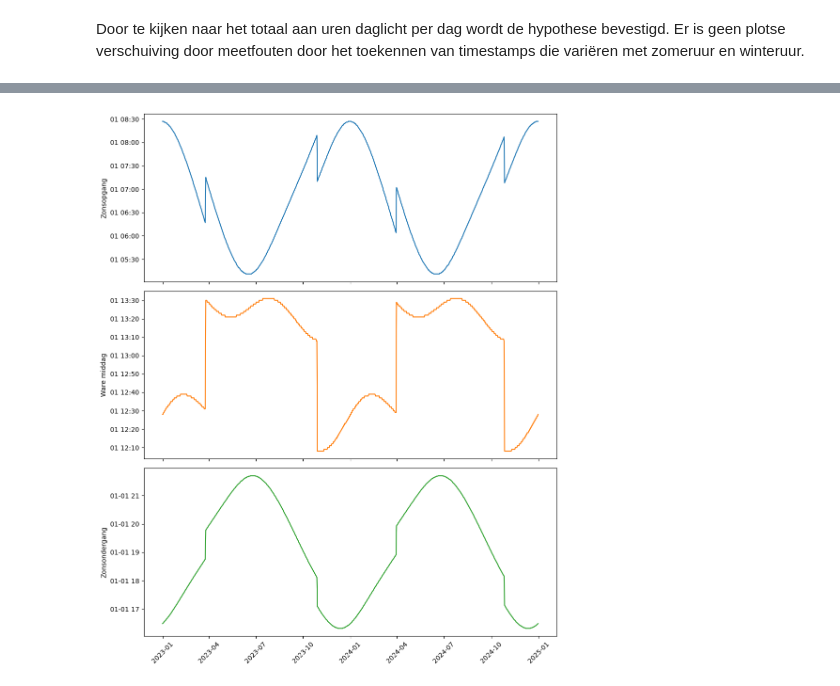
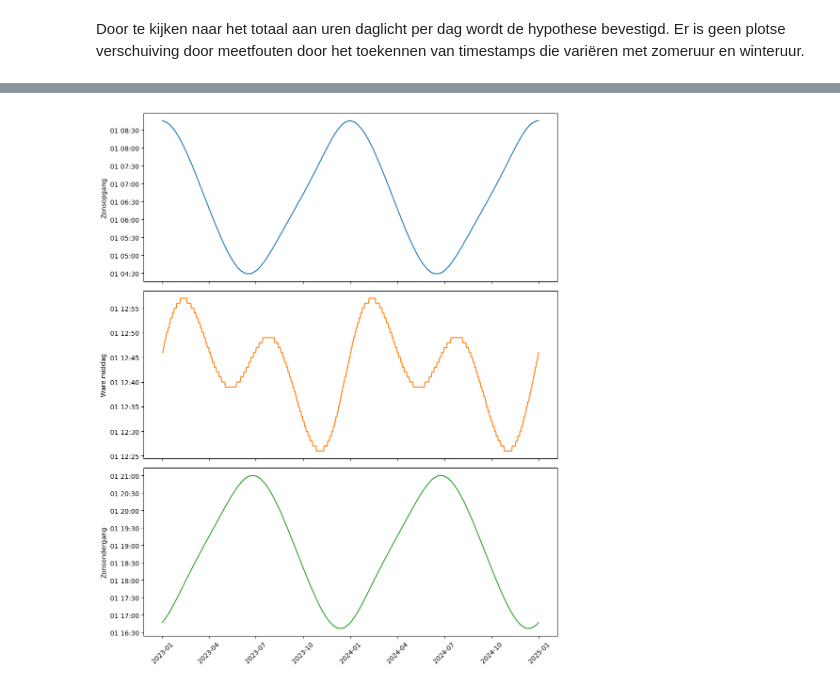
Before and after one commit to Robin-12/Project-Solar, a Jupyter notebook: Project_Solar.ipynb, the cells around one changed output, grey strips where cells are left out. Saved outputs shown, nothing was run; the diff lists cells and outputs as text; code cells hidden in the pictures.

```diff
--- a/Project_Solar.ipynb
+++ b/Project_Solar.ipynb
@@ -579,0 +665,5 @@ Door te kijken naar het totaal aan uren daglicht per dag wordt de hypothese beve
+# %%
+# if date is > 2023-03-25 and < 2023-10-28 then reduce the time by 1 hour for Opkomst, Op ware middag and Ondergang
+sunset['Opkomst_datum'] = sunset['datum'] + pd.to_timedelta(sunset['Opkomst'].astype(str))
+sunset['Op ware middag_datum'] = sunset['datum'] + pd.to_timedelta(sunset['Op ware middag'].astype(str))
+sunset['Ondergang_datum'] = sunset['datum'] + pd.to_timedelta(sunset['Ondergang'].astype(str))
@@ -579,0 +688,4 @@ Door te kijken naar het totaal aan uren daglicht per dag wordt de hypothese beve
+# %%
+sunset['Opkomst_datum'] = np.where((sunset['datum'] > '2023-03-25') & (sunset['datum'] < '2023-10-29'), sunset['Opkomst_datum'] - pd.Timedelta(hours=1), sunset['Opkomst_datum'])
+sunset['Op ware middag_datum'] = np.where((sunset['datum'] > '2023-03-25') & (sunset['datum'] < '2023-10-29'), sunset['Op ware middag_datum'] - pd.Timedelta(hours=1), sunset['Op ware middag_datum'])
+sunset['Ondergang_datum'] = np.where((sunset['datum'] > '2023-03-25') & (sunset['datum'] < '2023-10-29'), sunset['Ondergang_datum'] - pd.Timedelta(hours=1), sunset['Ondergang_datum'])
@@ -579,0 +694,9 @@ Door te kijken naar het totaal aan uren daglicht per dag wordt de hypothese beve
+# %%
+sunset['Opkomst_datum'] = np.where((sunset['datum'] > '2024-03-30') & (sunset['datum'] < '2024-10-27'), sunset['Opkomst_datum'] - pd.Timedelta(hours=1), sunset['Opkomst_datum'])
+sunset['Op ware middag_datum'] = np.where((sunset['datum'] > '2024-03-30') & (sunset['datum'] < '2024-10-27'), sunset['Op ware middag_datum'] - pd.Timedelta(hours=1), sunset['Op ware middag_datum'])
+sunset['Ondergang_datum'] = np.where((sunset['datum'] > '2024-03-30') & (sunset['datum'] < '2024-10-27'), sunset['Ondergang_datum'] - pd.Timedelta(hours=1), sunset['Ondergang_datum'])
+# %%
+sunset['Opkomst'] = sunset['Opkomst_datum'].dt.time
+sunset['Ondergang'] = sunset['Ondergang_datum'].dt.time
+sunset['Op ware middag'] = sunset['Op ware middag_datum'].dt.time
+sunset
@@ -580,33 +717,28 @@ Door te kijken naar het totaal aan uren daglicht per dag wordt de hypothese beve
 # %%
-import pytz
-
-local_tz = pytz.timezone('Europe/Brussels')
-
-sunset['datum'] = sunset['datum'].dt.tz_localize(local_tz).dt.tz_convert(pytz.UTC)
-sunset['Opkomst'] = sunset['Opkomst'].dt.tz_localize(local_tz).dt.tz_convert(pytz.UTC)
-sunset['Op ware middag'] = sunset['Op ware middag'].dt.tz_localize(local_tz).dt.tz_convert(pytz.UTC)
-sunset['Ondergang'] = sunset['Ondergang'].dt.tz_localize(local_tz).dt.tz_convert(pytz.UTC)
-
 # Create subplots for each column
 fig, axs = plt.subplots(3, 1, figsize=(10, 12), sharex=True)
+
+sunset['Opkomst'] = pd.to_datetime(sunset['Opkomst'], format='%H:%M:%S')
+sunset['Op ware middag'] = pd.to_datetime(sunset['Op ware middag'], format='%H:%M:%S')
+sunset['Ondergang'] = pd.to_datetime(sunset['Ondergang'], format='%H:%M:%S')
 
 # Plot each column on its respective subplot
 axs[0].plot(sunset['datum'], sunset['Opkomst'], color='tab:blue')
 axs[0].set_ylabel('Zonsopgang')
 
 axs[1].plot(sunset['datum'], sunset['Op ware middag'], color='tab:orange')
 axs[1].set_ylabel('Ware middag')
 
 axs[2].plot(sunset['datum'], sunset['Ondergang'], color='tab:green')
 axs[2].set_ylabel('Zonsondergang')
 
 # Rotate x-axis labels for better readability
 plt.xticks(rotation=45)
 
 # Adjust layout to prevent overlap
 plt.tight_layout()
 
 # Show the plots
 plt.show()
 # %% [output]
-[figure, old version]
+[figure, new version]
```
Also changed, not shown: parts of 70 cells of this notebook, 1 other file.
